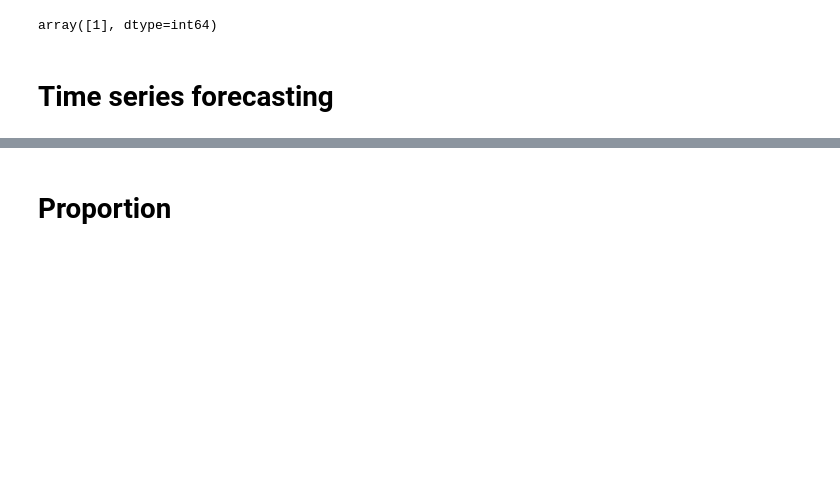
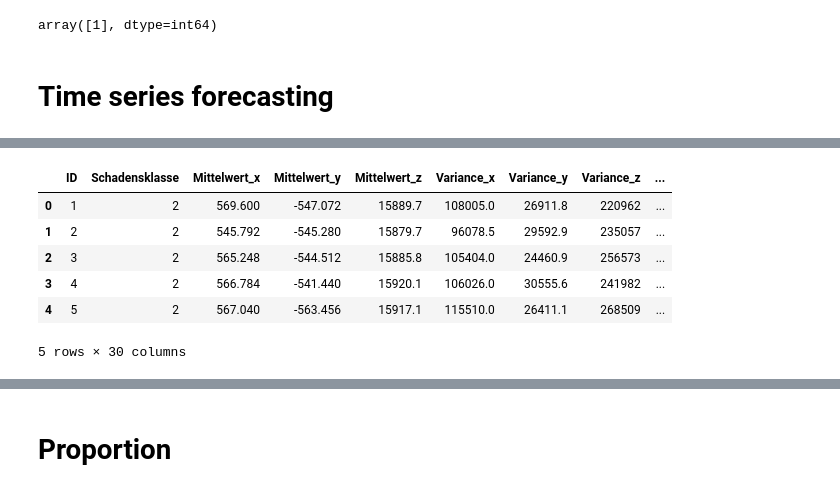
Before and after one commit to lian333/thesis, a Jupyter notebook: Dataanalyse/data_analyse.ipynb, the cells around one changed output, grey strips where cells are left out. Cells and saved outputs as stored; diff of their text form; code cells hidden in the pictures; blank space fills up the shorter version.

```diff
--- a/Dataanalyse/data_analyse.ipynb
+++ b/Dataanalyse/data_analyse.ipynb
@@ -603,7 +603,7 @@ import matplotlib.pyplot as plt
 # %%
 df=pd.read_csv(r"D:\studydata\Masterarbeit\Data\all_data.csv")
 #drop the columns "ID" and "Schadensklasse" from the DataFrame
-df=df.drop(columns=["ID","Schadensklasse"])
+df=df#.drop(columns=["ID","Schadensklasse"])
 df.head()
 # use column "Timestamp" as the index of the DataFrame
 df['Timestamp'] = pd.to_datetime(df['Timestamp'], unit='s')
@@ -612,3 +625,13 @@ df[timetitle]
+# %%
+df.head()
+# %% [output]
+|  | ID | Schadensklasse | Mittelwert_x | Mittelwert_y | Mittelwert_z | Variance_x | Variance_y | Variance_z | ... |
+| 0 | 1 | 2 | 569.600 | -547.072 | 15889.7 | 108005.0 | 26911.8 | 220962 | ... |
+| 1 | 2 | 2 | 545.792 | -545.280 | 15879.7 | 96078.5 | 29592.9 | 235057 | ... |
+| 2 | 3 | 2 | 565.248 | -544.512 | 15885.8 | 105404.0 | 24460.9 | 256573 | ... |
+| 3 | 4 | 2 | 566.784 | -541.440 | 15920.1 | 106026.0 | 30555.6 | 241982 | ... |
+| 4 | 5 | 2 | 567.040 | -563.456 | 15917.1 | 115510.0 | 26411.1 | 268509 | ... |
+5 rows × 30 columns
 # %%
 alldate=np.unique(df[timetitle])
 length=[]
```
Also changed, not shown: parts of 2 cells of this notebook.
